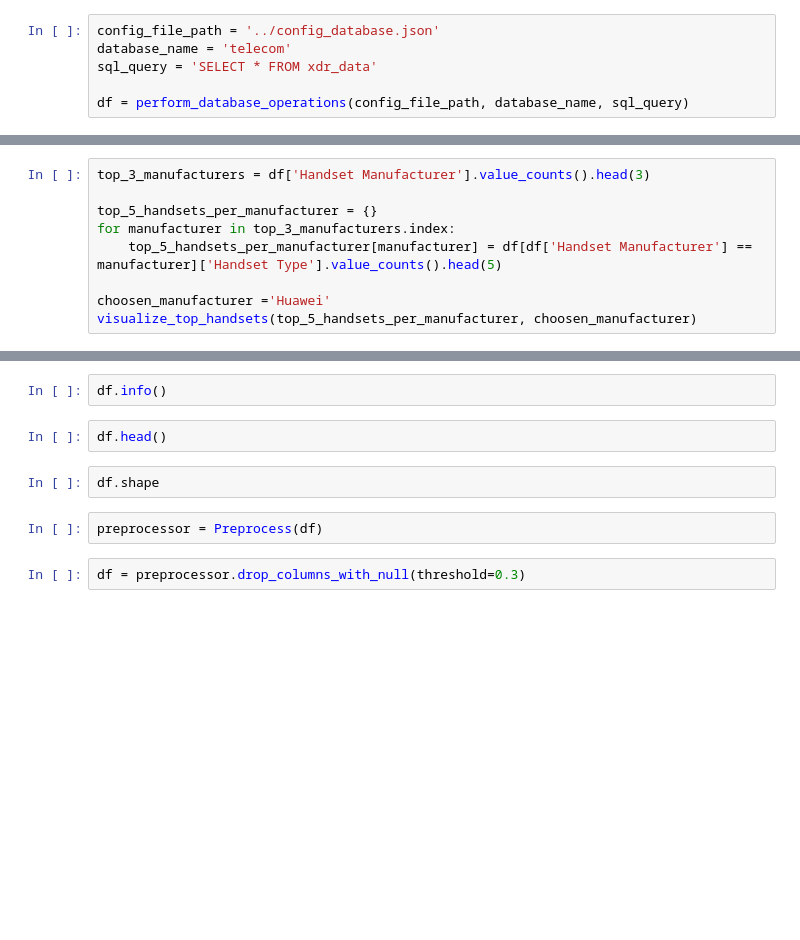
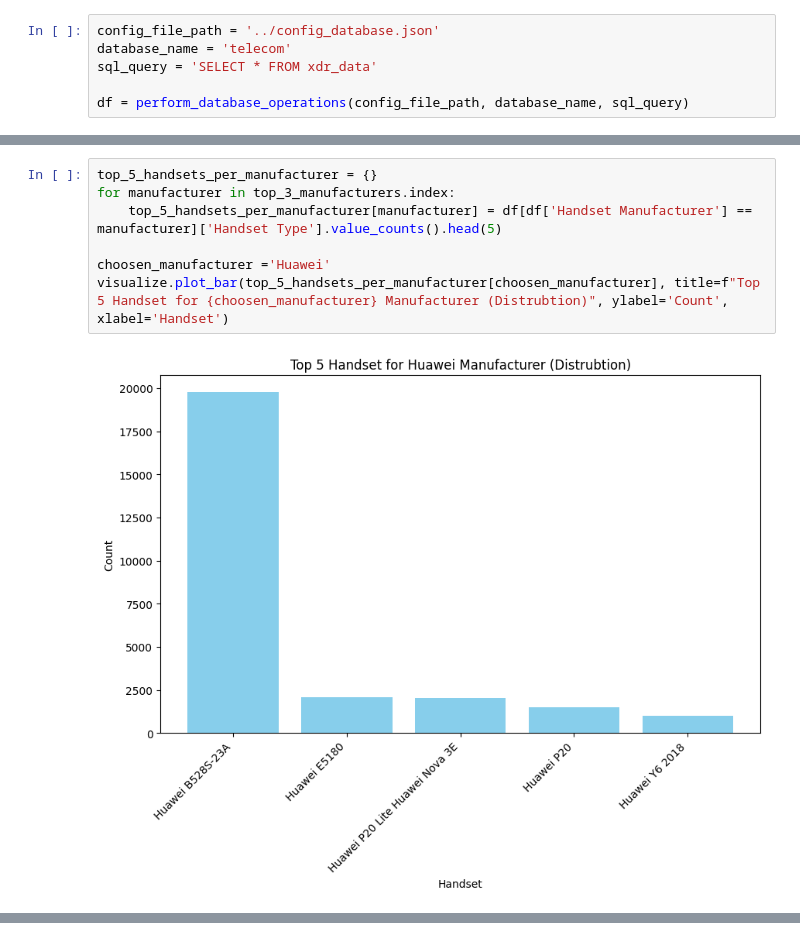
Before and after one commit to Yohanes213/10ac_TellCo_week1, a Jupyter notebook: notebook/tellco.ipynb, the cells around one changed output, grey strips where cells are left out. Saved outputs shown, nothing was run; the diff lists cells and outputs as text; blank space fills up the shorter version.

```diff
--- a/notebook/tellco.ipynb
+++ b/notebook/tellco.ipynb
@@ -23,9 +44,9 @@ top_n(df, "Handset Manufacturer", 3)
 # %%
-top_3_manufacturers = df['Handset Manufacturer'].value_counts().head(3)
-
 top_5_handsets_per_manufacturer = {}
 for manufacturer in top_3_manufacturers.index:
     top_5_handsets_per_manufacturer[manufacturer] = df[df['Handset Manufacturer'] == manufacturer]['Handset Type'].value_counts().head(5)
 
 choosen_manufacturer ='Huawei'
-visualize_top_handsets(top_5_handsets_per_manufacturer, choosen_manufacturer)
+visualize.plot_bar(top_5_handsets_per_manufacturer[choosen_manufacturer], title=f"Top 5 Handset for {choosen_manufacturer} Manufacturer (Distrubtion)", ylabel='Count', xlabel='Handset')
+# %% [output]
+[figure, added]
@@ -32,10 +53,0 @@ visualize_top_handsets(top_5_handsets_per_manufacturer, choosen_manufacturer)
-# %%
-df.info()
-# %%
-df.head()
-# %%
-df.shape
-# %%
-preprocessor = Preprocess(df)
-# %%
-df = preprocessor.drop_columns_with_null(threshold=0.3)
```
Also changed, not shown: parts of 19 cells of this notebook.
